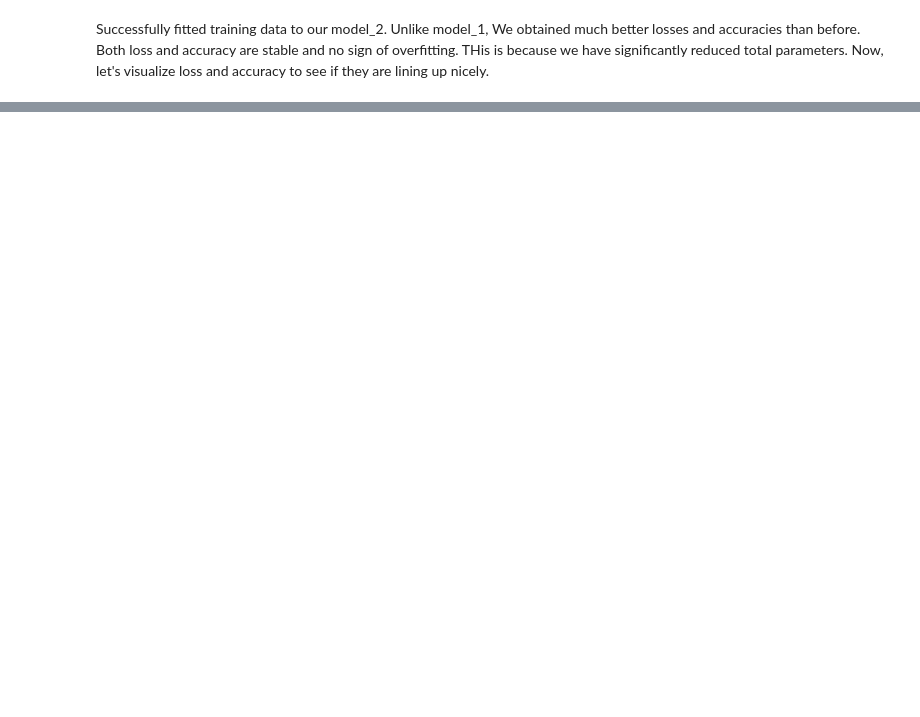
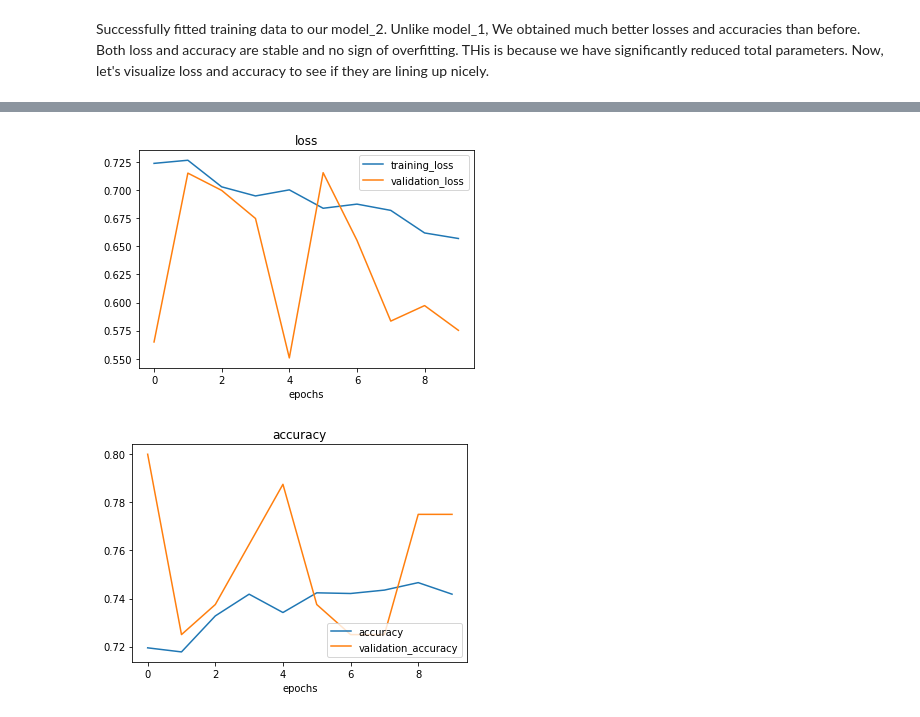
Before and after one commit to Hanabi0127/Projects, a Jupyter notebook: Flower_image_Classification_model_Portfolio.ipynb, the cells around one changed output, grey strips where cells are left out. Drawn from its saved outputs; the diff is of its cells as text; code cells hidden in the pictures; blank space fills up the shorter version.

```diff
--- a/Flower_image_Classification_model_Portfolio.ipynb
+++ b/Flower_image_Classification_model_Portfolio.ipynb
@@ -343,0 +387,15 @@ This looks much nicer than before. Both lines are lining up closely and neither
+# %%
+train_data_aug = train_datagen_aug.flow_from_directory(train_dir,
+                                                       target_size=(224,224),
+                                                       batch_size=32,
+                                                       class_mode="categorical")
+model_3 = model_2 # Since we're using the same structure of layers.
+model_3.compile(loss=tf.keras.losses.categorical_crossentropy,
+                optimizer=tf.keras.optimizers.Adam(),
+                metrics=["accuracy"])
+
+history_3 = model_3.fit(train_data_aug,
+                        epochs=10,
+                        steps_per_epoch=len(train_data_aug),
+                        validation_data= valid_data,
+                        validation_steps=len(valid_data))
@@ -343,0 +420,5 @@ This looks much nicer than before. Both lines are lining up closely and neither
+# %%
+plot_loss_curves(history_3)
+# %% [output]
+[figure, added]
+[figure, added]
```
Also changed, not shown: parts of 20 cells of this notebook.
